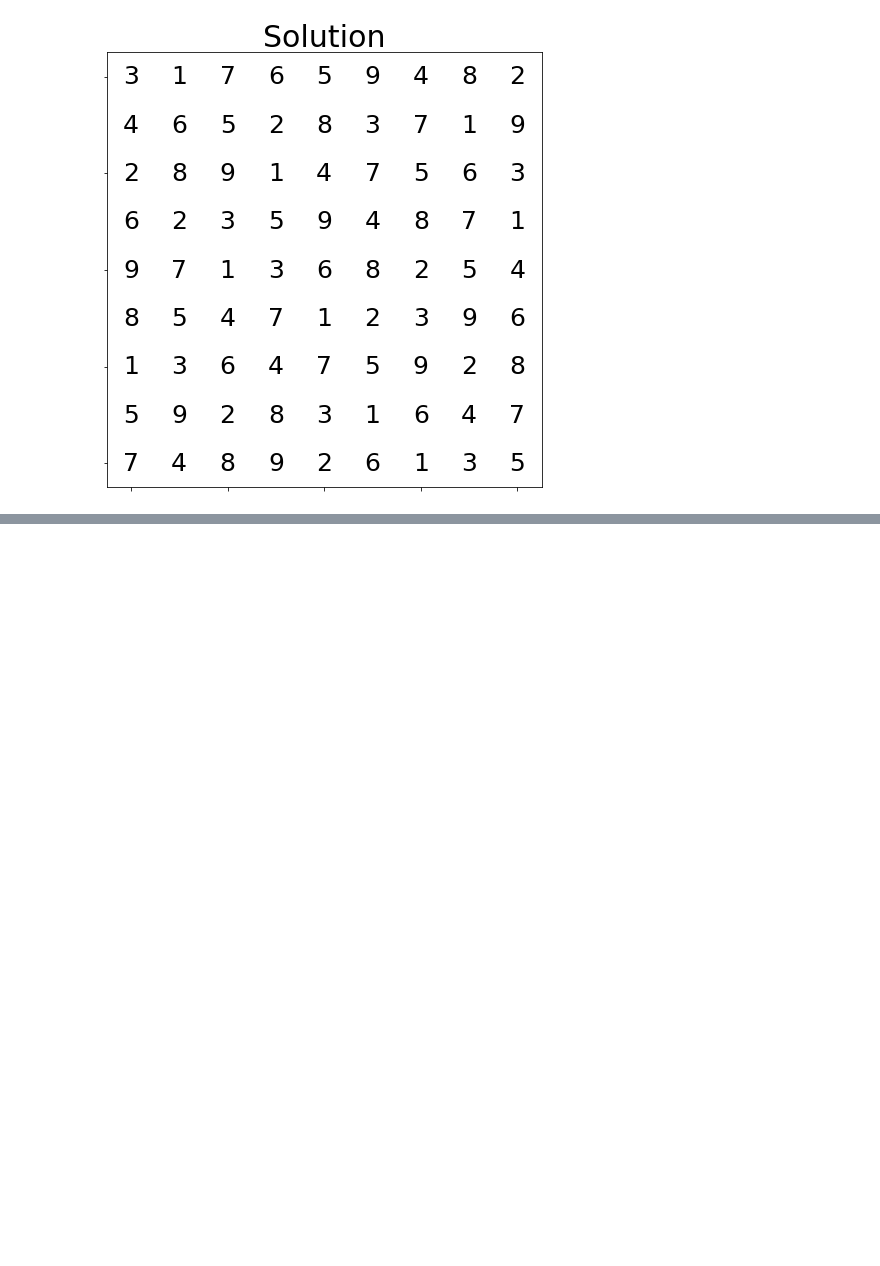
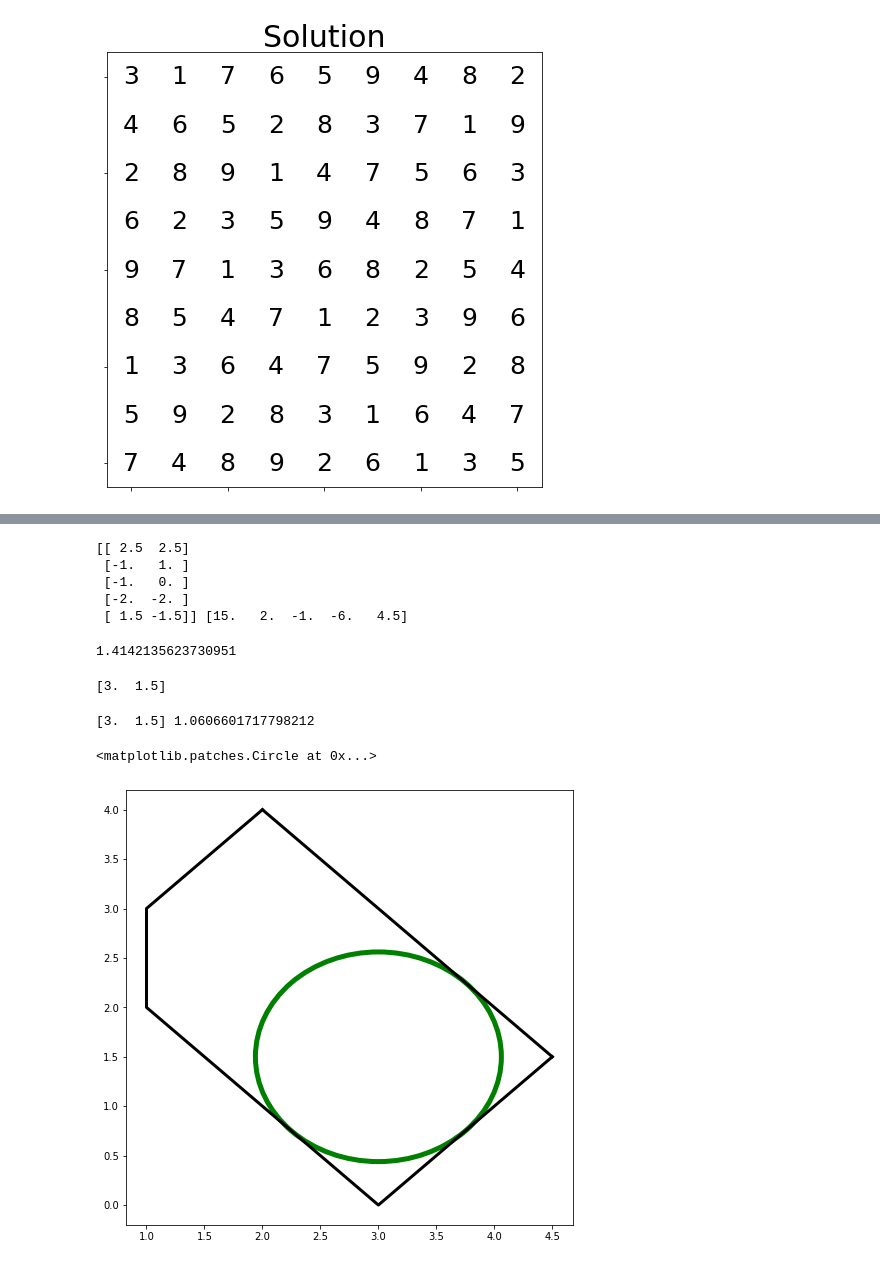
Before and after one commit to shaunak-badani/Optimization-Methods, a Jupyter notebook: Assignments/Ass1/Playground_notebook.ipynb, the cells around one changed output, grey strips where cells are left out. Drawn from its saved outputs; the diff is of its cells as text; code cells hidden in the pictures; blank space fills up the shorter version.

```diff
--- a/Assignments/Ass1/Playground_notebook.ipynb
+++ b/Assignments/Ass1/Playground_notebook.ipynb
@@ -213,0 +236,56 @@ print(intersection_matrix[0, 0])
+# %%
+def get_equations(a):
+    A = []
+    b = []
+    for i in range(-1, a.shape[0] - 1):
+        r = [ - a[i][1] + a[i+1][1], a[i][0] - a[i+1][0] ]
+        c = a[i][0] * a[i+1][1] - a[i][1] * a[i+1][0]
+        A.append(r)
+        b.append(c)
+    return np.array(A), np.array(b)
+
+A, b = get_equations(a)
+# %%
+print(A, b)
+# %% [output]
+[[ 2.5  2.5]
+ [-1.   1. ]
+ [-1.   0. ]
+ [-2.  -2. ]
+ [ 1.5 -1.5]] [15.   2.  -1.  -6.   4.5]
+# %%
+print(np.linalg.norm(A[1]))
+# %% [output]
+1.4142135623730951
+# %%
+x = cp.Variable(2)
+line_number = 4
+objective = cp.Maximize((- A[line_number] * x.T + b[line_number]) / np.linalg.norm(A[line_number]) )
+constraints = [A @ x.T <= b] # Point is inside the polygon
+value = (- A[line_number] @ x.T + b[line_number]) / np.linalg.norm(A[line_number])
+for i in range(0, a.shape[0]):
+    if i == line_number:
+        continue
+    dist_other = (- A[i] @ x + b[i]) / np.linalg.norm(A[i])
+    constraints.append(value <= dist_other)
+prob = cp.Problem(objective, constraints)
+_ = prob.solve()
+print(x.value)
+# %% [output]
+[3.  1.5]
+# %%
+center = x.value
+radius = (- A[0] @ center.T + b[0] ) / np.linalg.norm(A[0])
+print(center, radius)
+# %% [output]
+[3.  1.5] 1.0606601717798212
+# %%
+fig = plt.figure(figsize=(8,8))
+ax = fig.add_subplot(111)
+ax.plot(a[:,0], a[:,1], linewidth=3, color="black")
+ax.plot([a[0, 0], a[-1,0]], [a[0, 1], a[-1, 1]], linewidth=3, color="black")
+circle1 = plt.Circle(center, radius, fill = None, linewidth=5, color="green")
+ax.add_artist(circle1)
+# %% [output]
+<matplotlib.patches.Circle at 0x...>
+[figure, added]
```
Also changed, not shown: parts of 5 cells of this notebook, 1 other file.
